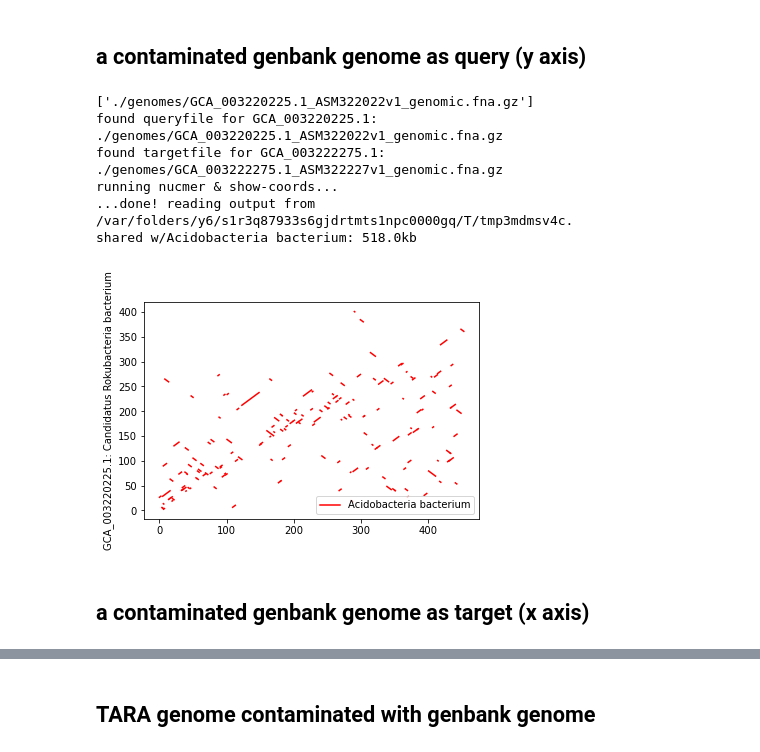
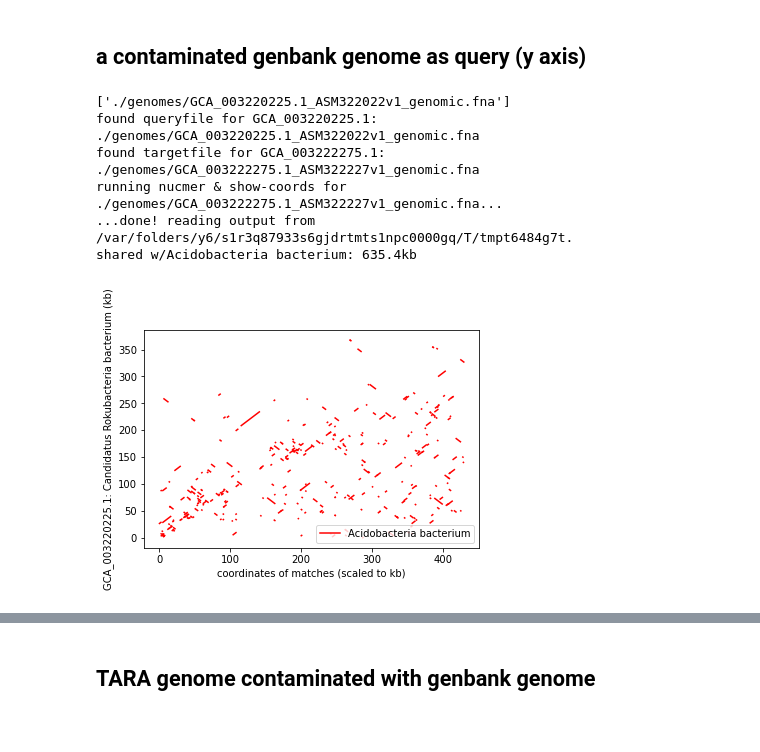
Before and after one commit to ctb/2020-stacked-dot-plots, a Jupyter notebook: dotplot.ipynb, the cells around one changed output, grey strips where cells are left out. Drawn from its saved outputs; the diff is of its cells as text; code cells hidden in the pictures.

Commit message:
refactor to cache alignments

```diff
--- a/dotplot.ipynb
+++ b/dotplot.ipynb
@@ -11,17 +11,18 @@ from alignplot import StackedDotPlot
 # %% [markdown]
 ## a contaminated genbank genome as query (y axis)
 # %%
-dotplot = StackedDotPlot('GCA_003220225.1',
-                         ['GCA_003222275.1',],
-                         'list.csv', './genomes')
-_ = dotplot()
+alignment = AlignmentContainer('GCA_003220225.1',
+                             ['GCA_003222275.1',],
+                             'list.csv', './genomes')
+alignment.run()
+
+dotplot = StackedDotPlot(alignment)
+_ = dotplot.plot()
 # %% [output]
-['./genomes/GCA_003220225.1_ASM322022v1_genomic.fna.gz']
-found queryfile for GCA_003220225.1: ./genomes/GCA_003220225.1_ASM322022v1_genomic.fna.gz
-found targetfile for GCA_003222275.1: ./genomes/GCA_003222275.1_ASM322227v1_genomic.fna.gz
-running nucmer & show-coords...
-...done! reading output from /var/folders/y6/s1r3q87933s6gjdrtmts1npc0000gq/T/tmp3mdmsv4c.
-shared w/Acidobacteria bacterium: 518.0kb
+['./genomes/GCA_003220225.1_ASM322022v1_genomic.fna']
+found queryfile for GCA_003220225.1: ./genomes/GCA_003220225.1_ASM322022v1_genomic.fna
+found targetfile for GCA_003222275.1: ./genomes/GCA_003222275.1_ASM322227v1_genomic.fna
+running nucmer & show-coords for ./genomes/GCA_003222275.1_ASM322227v1_genomic.fna...
+...done! reading output from /var/folders/y6/s1r3q87933s6gjdrtmts1npc0000gq/T/tmpt6484g7t.
+shared w/Acidobacteria bacterium: 635.4kb
-[figure, old version]
+[figure, new version]
-# %% [markdown]
-## a contaminated genbank genome as target (x axis)
```
Also changed, not shown: parts of 9 cells of this notebook, 2 other files.
